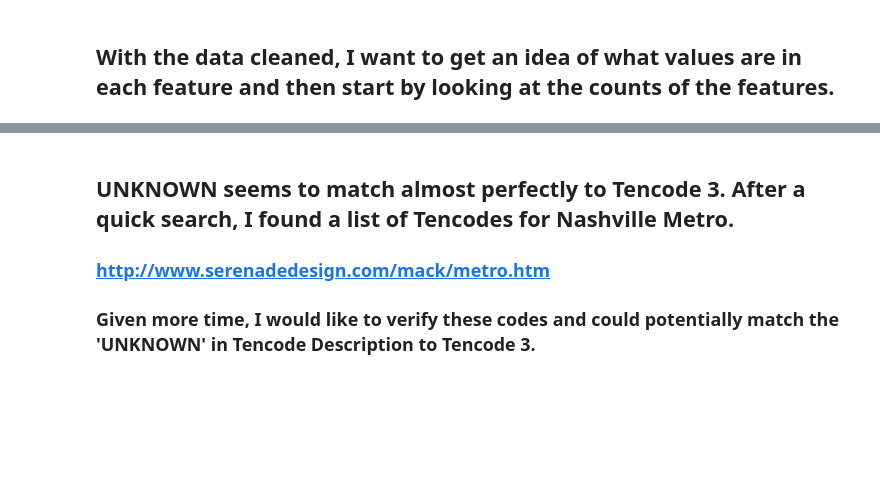
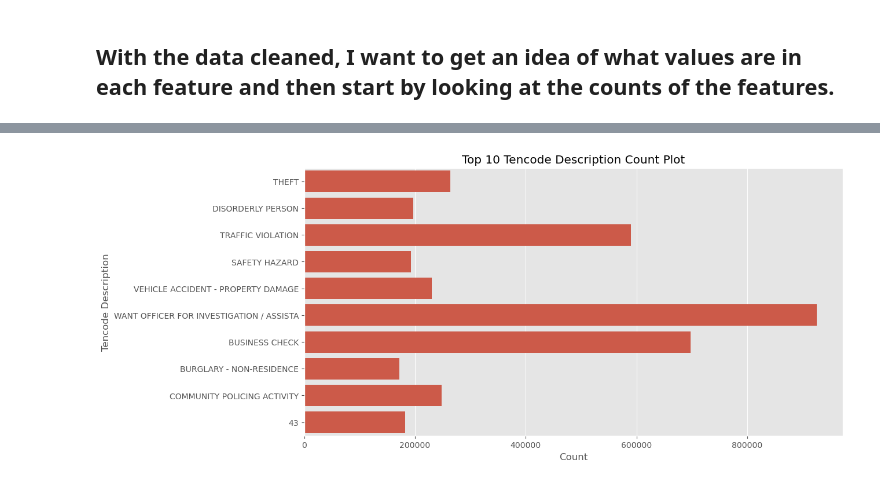
Before and after one commit to Vince-VC/Springboard, a Jupyter notebook: nashville_police_reports/notebooks/nashville_pd_calls_and_eda.ipynb, the cells around one changed output, grey strips where cells are left out. Drawn from its saved outputs; the diff is of its cells as text; code cells hidden in the pictures; blank space fills up the shorter version.

```diff
--- a/nashville_police_reports/notebooks/nashville_pd_calls_and_eda.ipynb
+++ b/nashville_police_reports/notebooks/nashville_pd_calls_and_eda.ipynb
@@ -553,17 +629,12 @@ TC_count = plt.title('Tencode Count Plot')
 # %%
-tc_d_counts = df['Tencode Description'].value_counts()
-top_20_tc_d = tc_d_counts.head(20).index
-TC_D_top_20_df = df[df['Tencode Description'].isin(top_20_tc_d)]
+tcd_counts = df['Tencode_Description'].value_counts()
+top_10_tcd = tcd_counts.head(10).index
+TCD_top_10_df = df[df['Tencode_Description'].isin(top_10_tcd)]
 
-# Distribution of Tencode Description
 plt.figure(figsize=(12,6))
-TC_D_count = sns.countplot(y='Tencode Description', data=TC_D_top_20_df)
-TC_D_count = plt.xlabel('Count')
-TC_D_count = plt.ylabel('Tencode Description')
-TC_D_count = plt.title('Tencode Description Count Plot')
+TCD_count = sns.countplot(y='Tencode_Description', data=TCD_top_10_df)
+TCD_count = plt.xlabel('Count')
+TCD_count = plt.ylabel('Tencode Description')
+TCD_count = plt.title('Top 10 Tencode Description Count Plot')
+# %% [output]
+[figure, added]
-# %% [markdown]
-## UNKNOWN seems to match almost perfectly to Tencode 3. After a quick search, I found a list of Tencodes for Nashville Metro.
-
-### http://www.serenadedesign.com/mack/metro.htm
-
-### Given more time, I would like to verify these codes and could potentially match the 'UNKNOWN' in Tencode Description to Tencode 3.
```
Also changed, not shown: parts of 49 cells of this notebook.
